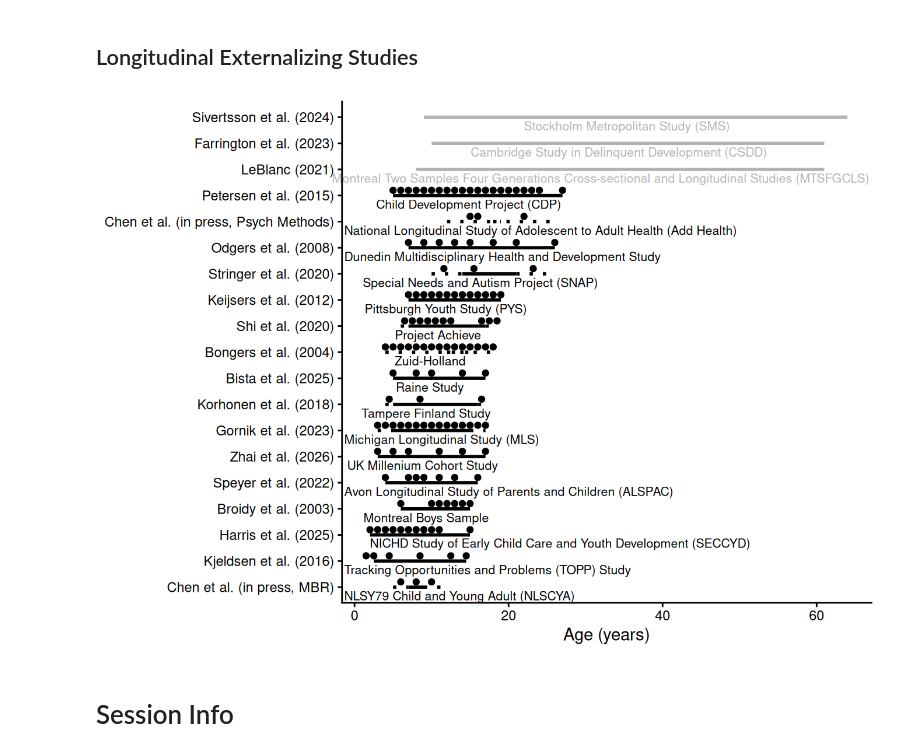
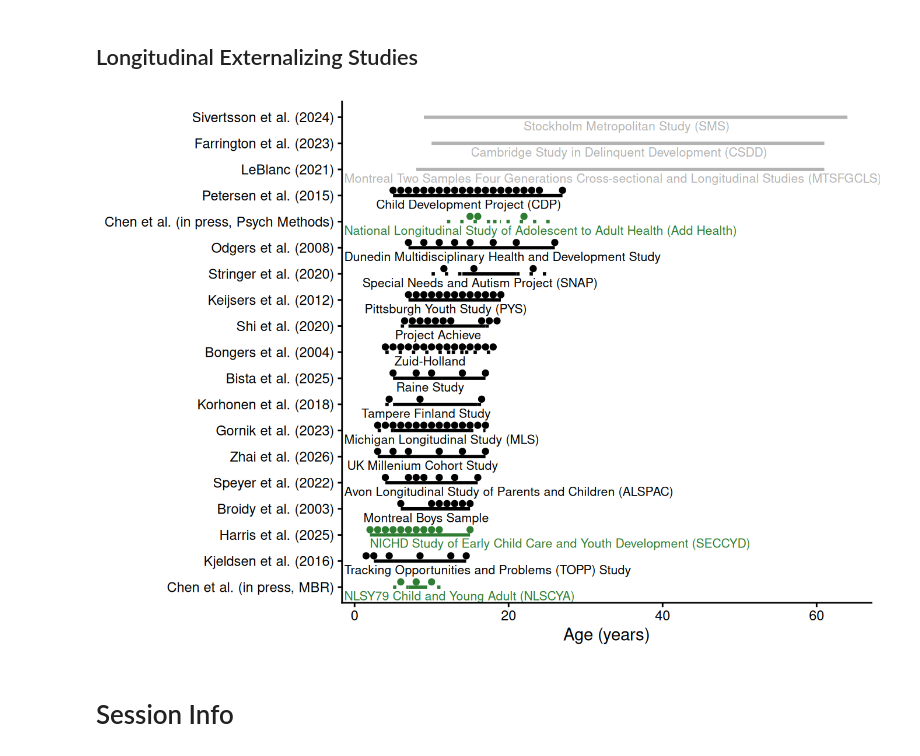
Before and after one commit to DevPsyLab/studying-psychopathology-development-lifespan, a Jupyter notebook: notebooks/analyses.out.ipynb, the cells around one changed output. Drawn from its saved outputs; the diff is of its cells as text; code cells hidden in the pictures.

```diff
--- a/notebooks/analyses.out.ipynb
+++ b/notebooks/analyses.out.ipynb
@@ -228,8 +228,15 @@ longitudinalExternalizingStudies_plotData <- bind_rows(
 longitudinalExternalizingStudies_plotData <- longitudinalExternalizingStudies_plotData %>%
   left_join(
     longitudinalExternalizingStudies %>%
-      select(study, registry),
+      select(study, registry, developmentalScaling),
     by = "study"
+  ) %>%
+  mutate(
+    plotColor = case_when(
+      developmentalScaling ~ "developmentalScaling",
+      registry ~ "registry",
+      TRUE ~ "standard"
+    )
   )
 
 # Order studies for plot
@@ -260,7 +267,12 @@ longitudinalExternalizingStudies_measurementOccasions <- longitudinalExternalizi
       studyLabel,
       levels = longitudinalExternalizingStudies_order
     ),
-    y = as.numeric(studyLabelFactor) + 0.2
+    y = as.numeric(studyLabelFactor) + 0.2,
+    plotColor = case_when(
+      developmentalScaling ~ "developmentalScaling",
+      registry ~ "registry",
+      TRUE ~ "standard"
+    )
   )
 
 # Label positions
@@ -271,7 +283,12 @@ longitudinalExternalizingStudies_sampleLabels <- longitudinalExternalizingStudie
       levels = longitudinalExternalizingStudies_order
     ),
     label_x = (ageStartMin + ageEndMax) / 2,
-    label_y = as.numeric(studyLabelFactor)
+    label_y = as.numeric(studyLabelFactor),
+    plotColor = case_when(
+      developmentalScaling ~ "developmentalScaling",
+      registry ~ "registry",
+      TRUE ~ "standard"
+    )
   )
 # %%
 
@@ -285,7 +302,7 @@ plot_longitudinalExternalizingStudies <- ggplot(
       xend = ageEnd,
       yend = studyLabelFactor,
       linetype = segment_group,
-      color = registry
+      color = plotColor
     ),
     linewidth = 1
   ) +
@@ -298,8 +315,9 @@ plot_longitudinalExternalizingStudies <- ggplot(
   ) +
   scale_color_manual(
     values = c(
-      "TRUE" = "gray70",
-      "FALSE" = "black"
+      standard = "black",
+      registry = "gray70",
+      developmentalScaling = "#2E7D32" # muted forest green
     ),
     guide = "none"
   ) +
@@ -308,36 +326,36 @@ plot_longitudinalExternalizingStudies <- ggplot(
     aes(
       x = measurementOccasions,
       y = y,
-      color = registry
+      color = plotColor
     ),
     size = 1.5
   ) +
   ggrepel::geom_text_repel(
     data = longitudinalExternalizingStudies_sampleLabels,
     aes(
       x = label_x,
       y = label_y,
       label = sampleLabel,
-      color = registry
+      color = plotColor
     ),
     size = 2.8,
     nudge_x = -0.4,
     nudge_y = -0.2,
     direction = "both",
     segment.color = NA,
     box.padding = 0.1,
     force = 0.5
   ) +
   coord_cartesian(clip = "off") +
   labs(
     x = "Age (years)",
     y = NULL
   ) +
   theme_classic()
 
 plot_longitudinalExternalizingStudies
 # %% [output]
-[figure, old version]
+[figure, new version]
 # %% [markdown]
 # Session Info
 # %%
```
Also changed, not shown: 13 other files.
